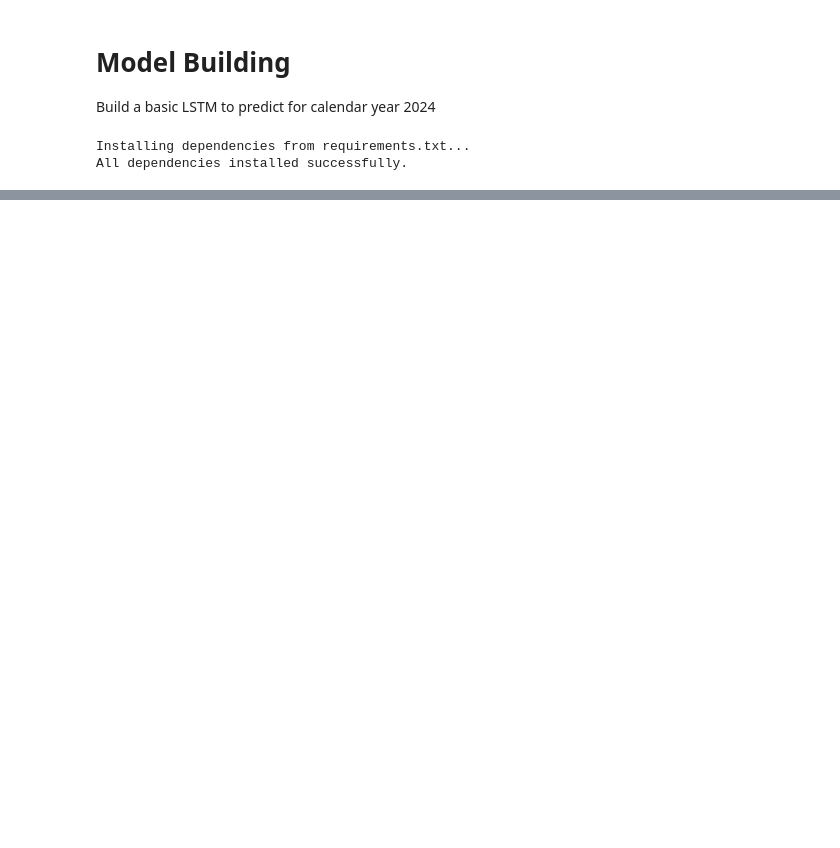
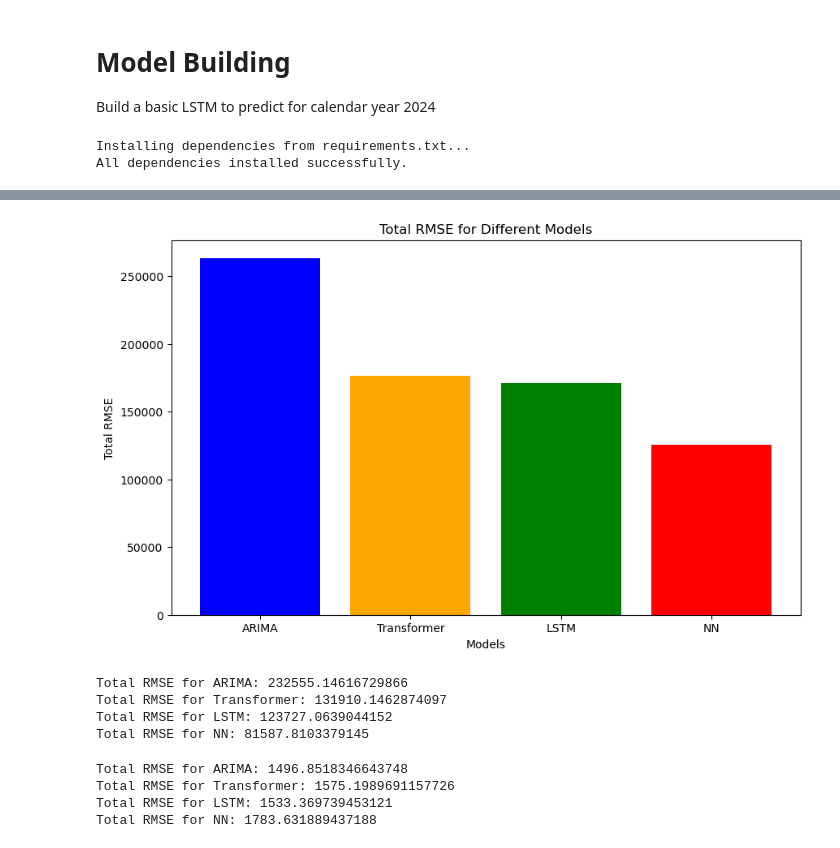
Before and after one commit to alanklin/AA-Capstone, a Jupyter notebook: Code/Notebooks/week5_model_building.ipynb, the cells around one changed output, grey strips where cells are left out. Drawn from its saved outputs; the diff is of its cells as text; code cells hidden in the pictures; blank space fills up the shorter version.

```diff
--- a/Code/Notebooks/week5_model_building.ipynb
+++ b/Code/Notebooks/week5_model_building.ipynb
@@ -19,0 +229,3 @@ sector_train.head()
+# %%
+sector_test = pd.read_csv(sector_data_csv_path_test_pivoted, index_col='Area of Responsibility')
+sector_test.head()
@@ -19,0 +401,68 @@ sector_train.head()
+# %%
+import matplotlib.pyplot as plt
+
+# Define the models and their corresponding total RMSE values
+models = ['ARIMA', 'Transformer', 'LSTM', 'NN']
+total_rmse_values = [total_rmse_arima, total_rmse_transformer, total_rmse_lstm, total_rmse_nn]
+
+# Create a bar chart
+plt.figure(figsize=(10, 6))
+plt.bar(models, total_rmse_values, color=['blue', 'orange', 'green', 'red'])
+plt.xlabel('Models')
+plt.ylabel('Total RMSE')
+plt.title('Total RMSE for Different Models')
+plt.show()
+# %% [output]
+[figure, added]
+# %%
+# Define the regions of interest
+regions_of_interest = [
+    'San Diego Sector', 'El Centro Sector', 'Yuma Sector', 'Tucson Sector',
+    'El Paso Sector', 'Marfa Sector', 'Del Rio Sector', 'Laredo Sector', 'Rio Grande Valley Sector'
+]
+
+# Initialize a dictionary to store RMSE values for the regions of interest
+rmse_values_interest = {region: rmse_values[region] for region in regions_of_interest if region in rmse_values}
+
+# Initialize a dictionary to store the sum of RMSE values by model
+sum_rmse_by_model = {'ARIMA': 0, 'Transformer': 0, 'LSTM': 0, 'NN': 0}
+
+# Sum the RMSE values by model for the regions of interest
+for region, rmses in rmse_values_interest.items():
+    for model, rmse in rmses.items():
+        sum_rmse_by_model[model] += rmse
+
+# Print the sum of RMSE values by model
+for model, total_rmse in sum_rmse_by_model.items():
+    print(f"Total RMSE for {model}: {total_rmse}")
+# %% [output]
+Total RMSE for ARIMA: 232555.14616729866
+Total RMSE for Transformer: 131910.1462874097
+Total RMSE for LSTM: 123727.0639044152
+Total RMSE for NN: 81587.8103379145
+# %%
+# Define the sectors of interest
+sectors_of_interest = [
+    'Blaine Sector', 'Spokane Sector', 'Havre Sector', 'Grand Forks Sector',
+    'Detroit Sector', 'Buffalo Sector', 'Swanton Sector', 'Houlton Sector'
+]
+
+# Initialize a dictionary to store RMSE values for the sectors of interest
+rmse_values_sectors = {sector: rmse_values[sector] for sector in sectors_of_interest if sector in rmse_values}
+
+# Initialize a dictionary to store the sum of RMSE values by model
+sum_rmse_by_model_sectors = {'ARIMA': 0, 'Transformer': 0, 'LSTM': 0, 'NN': 0}
+
+# Sum the RMSE values by model for the sectors of interest
+for sector, rmses in rmse_values_sectors.items():
+    for model, rmse in rmses.items():
+        sum_rmse_by_model_sectors[model] += rmse
+
+# Print the sum of RMSE values by model
+for model, total_rmse in sum_rmse_by_model_sectors.items():
+    print(f"Total RMSE for {model}: {total_rmse}")
+# %% [output]
+Total RMSE for ARIMA: 1496.8518346643748
+Total RMSE for Transformer: 1575.1989691157726
+Total RMSE for LSTM: 1533.369739453121
+Total RMSE for NN: 1783.631889437188
```
Also changed, not shown: parts of 17 cells of this notebook, 8 other files.
